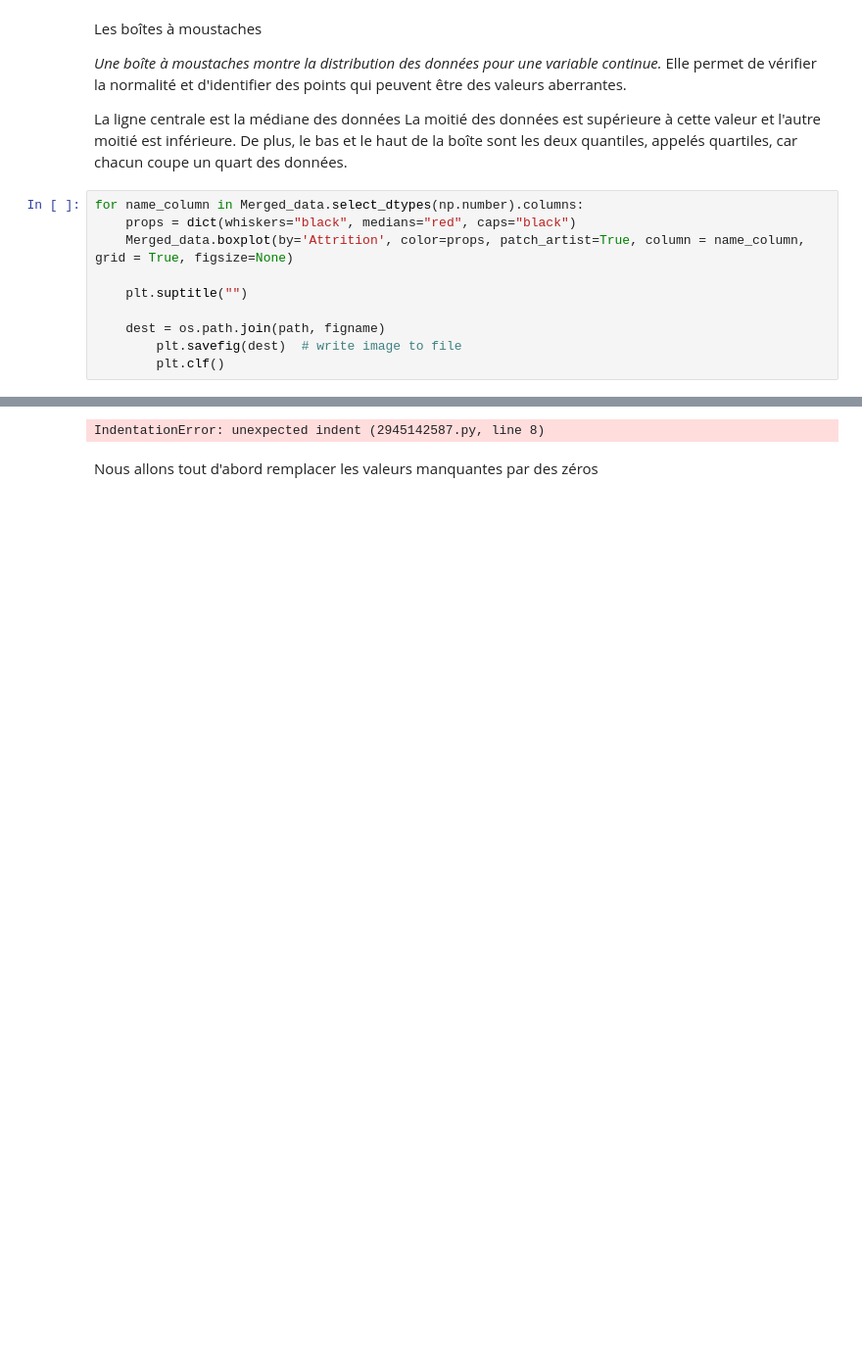
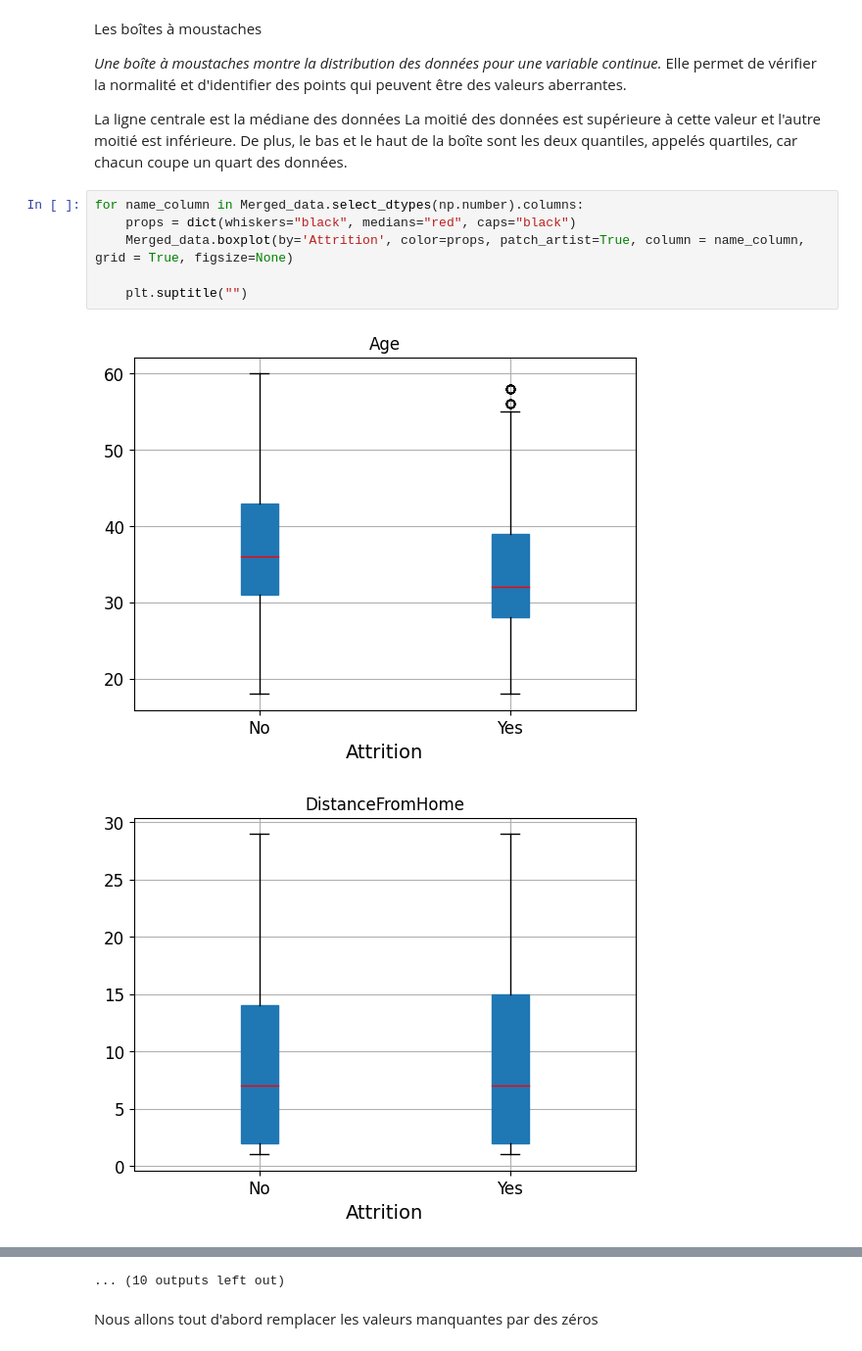
Before and after one commit to Landrien/IA, a Jupyter notebook: Projet/Projet_1.ipynb, the cells around one changed output, grey strips where cells are left out. Shown at 98% size. Saved outputs shown, nothing was run; the diff lists cells and outputs as text; blank space fills up the shorter version.

```diff
--- a/Projet/Projet_1.ipynb
+++ b/Projet/Projet_1.ipynb
@@ -425,11 +464,9 @@ De plus, le bas et le haut de la boîte sont les deux quantiles, appelés quarti
 # %%
 for name_column in Merged_data.select_dtypes(np.number).columns:
     props = dict(whiskers="black", medians="red", caps="black")
     Merged_data.boxplot(by='Attrition', color=props, patch_artist=True, column = name_column, grid = True, figsize=None)
 
     plt.suptitle("")
-
-    dest = os.path.join(path, figname)
-        plt.savefig(dest)  # write image to file
-        plt.clf()
 # %% [output]
+[figure, added]
+[figure, added]
@@ -436,4 +483,4 @@ for name_column in Merged_data.select_dtypes(np.number).columns:
-IndentationError: unexpected indent (2945142587.py, line 8)
+... (10 outputs left out)
 # %% [markdown]
 Nous allons tout d'abord remplacer les valeurs manquantes par des zéros
 # %%
```
Also changed, not shown: parts of 34 cells of this notebook, 5 other files.
